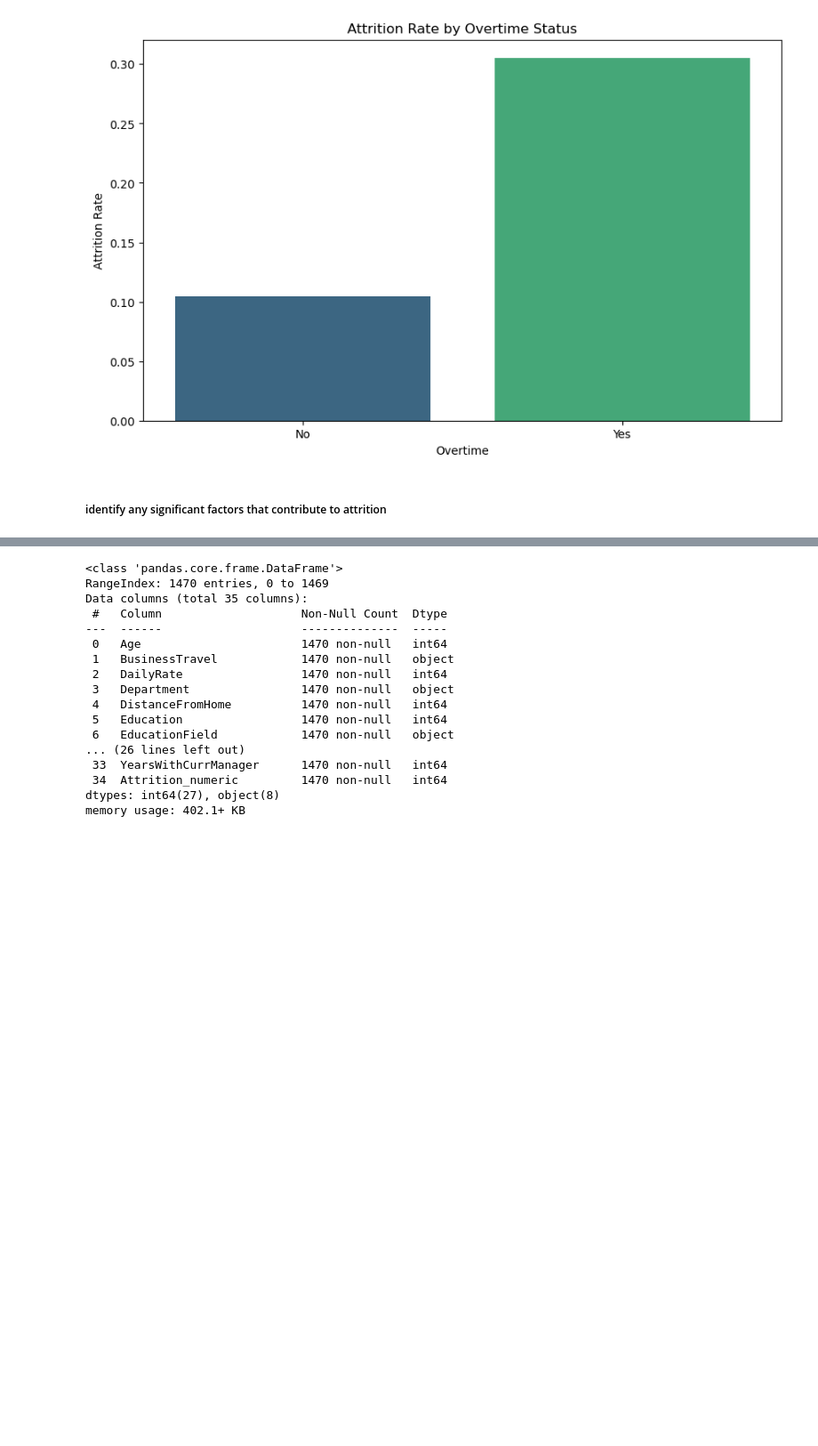
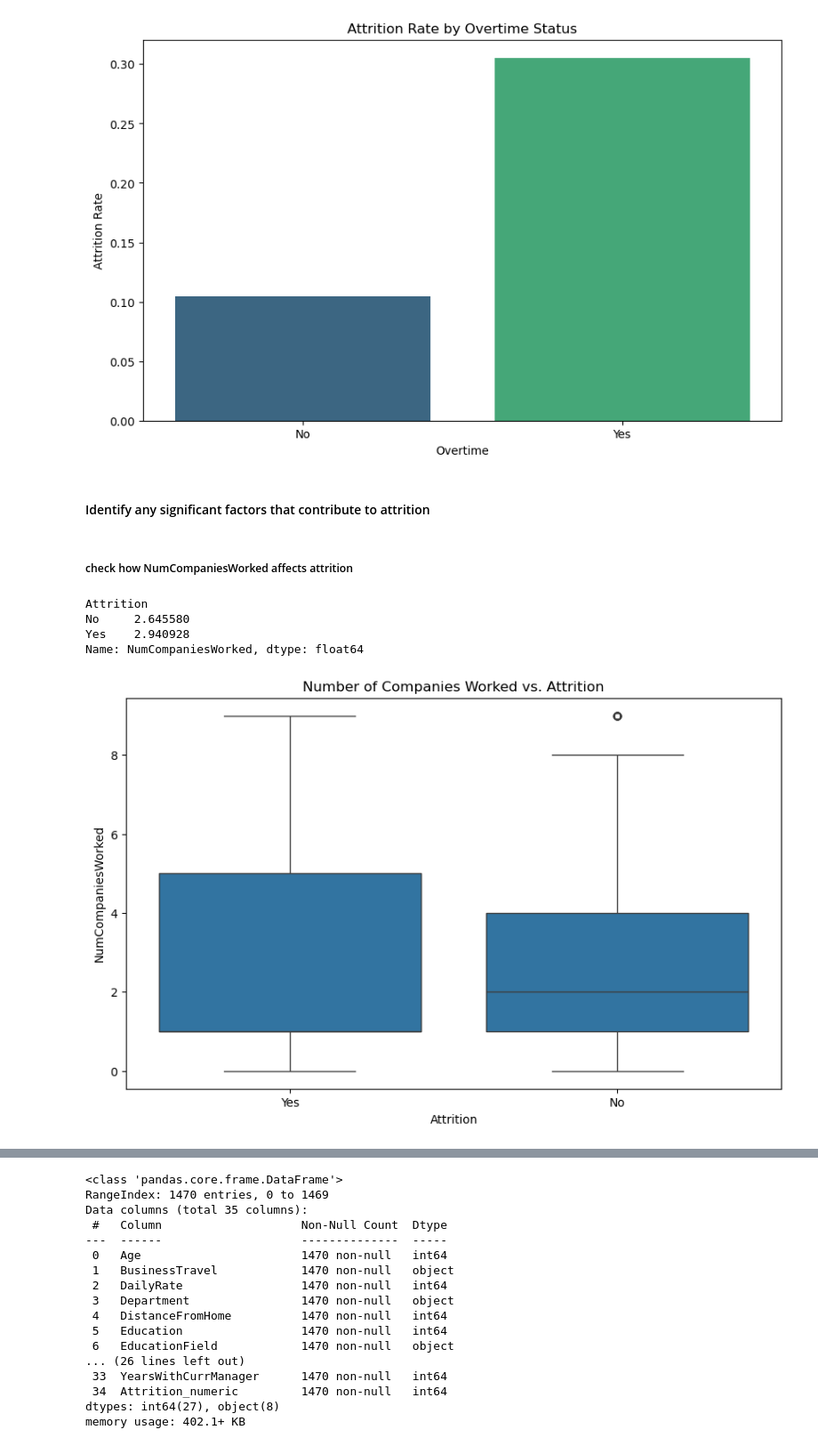
Before and after one commit to Eric-MK/analysing-and-predicting-attrition-rate, a Jupyter notebook: task.ipynb, the cells around one changed output, grey strips where cells are left out. Shown at 89% size. Drawn from its saved outputs; the diff is of its cells as text; code cells hidden in the pictures; blank space fills up the shorter version.

```diff
--- a/task.ipynb
+++ b/task.ipynb
@@ -244,4 +244,22 @@ Passing `palette` without assigning `hue` is deprecated and will be removed in v
   sns.barplot(data=attrition_by_overtime, x='OverTime', y='AttritionRate', palette='viridis')
 [figure]
 # %% [markdown]
-##### identify any significant factors that contribute to attrition
+#### Identify any significant factors that contribute to attrition
+# %% [markdown]
+##### check how NumCompaniesWorked affects attrition
+# %%
+# Grouping data by 'Attrition' and calculating the mean of 'NumCompaniesWorked'
+attrition_grouped = df.groupby('Attrition')['NumCompaniesWorked'].mean()
+print(attrition_grouped)
+
+# Visualizing the distribution using box plots
+plt.figure(figsize=(10, 6))
+sns.boxplot(x='Attrition', y='NumCompaniesWorked', data=df)
+plt.title('Number of Companies Worked vs. Attrition')
+plt.show()
+# %% [output]
+Attrition
+No     2.645580
+Yes    2.940928
+Name: NumCompaniesWorked, dtype: float64
+[figure, added]
```
Also changed, not shown: parts of 18 cells of this notebook.
